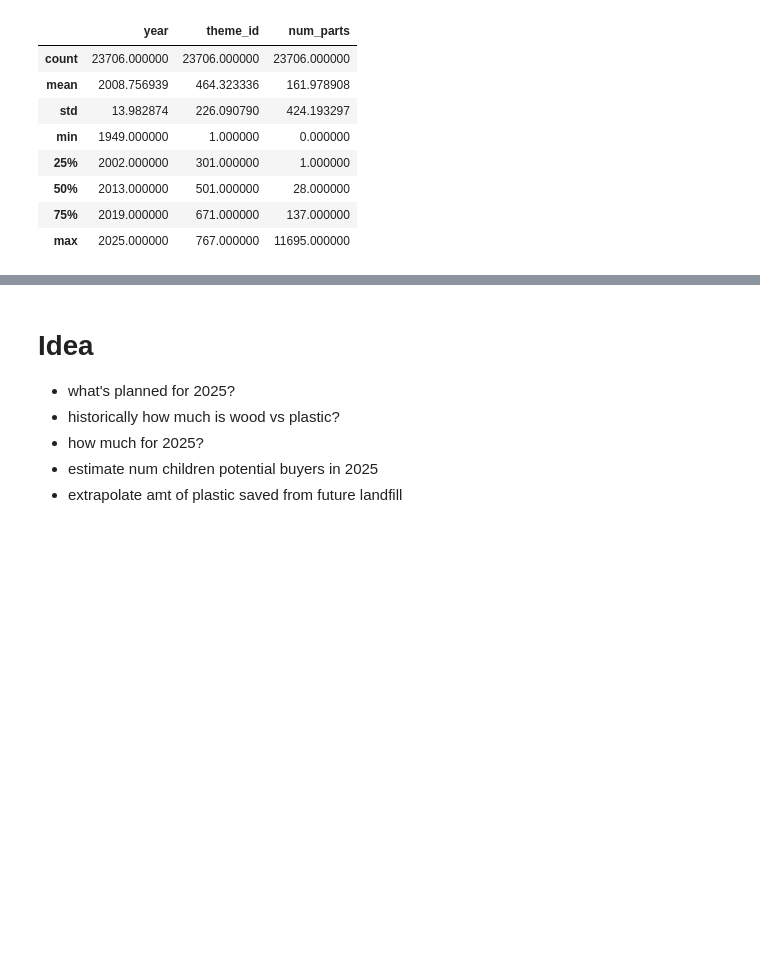
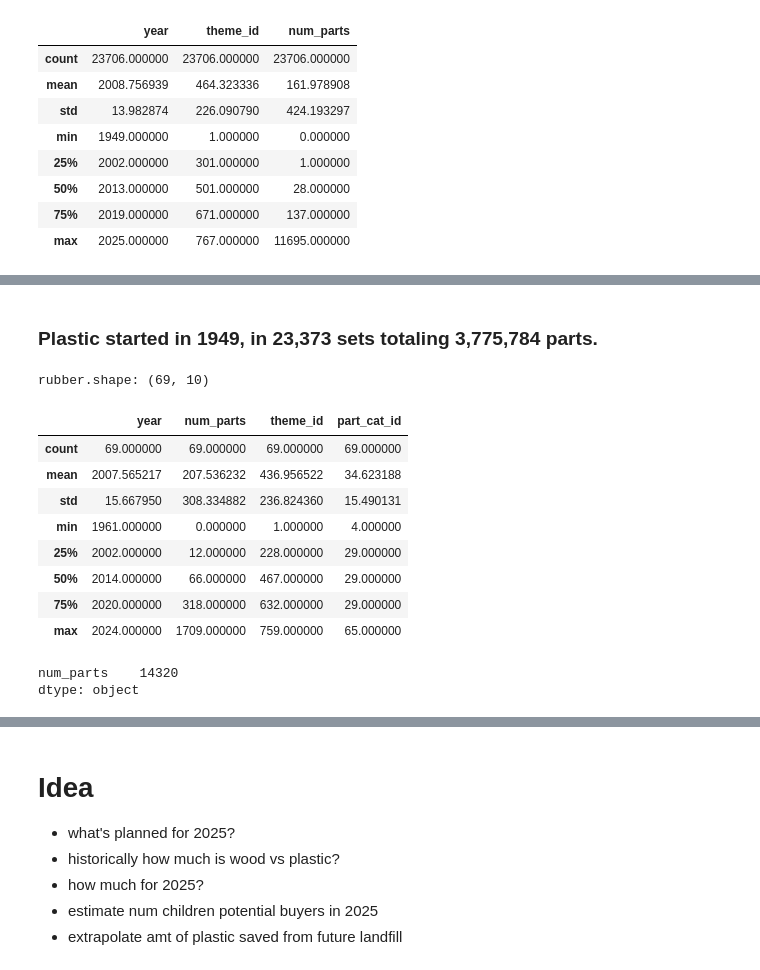
Before and after one commit to slp22/portfolio, a Jupyter notebook: lego_eda.ipynb, the cells around one changed output, grey strips where cells are left out. Saved outputs shown, nothing was run; the diff lists cells and outputs as text; code cells hidden in the pictures; blank space fills up the shorter version.

```diff
--- a/lego_eda.ipynb
+++ b/lego_eda.ipynb
@@ -232,0 +228,25 @@ early_sets
+# %% [markdown]
+### Plastic started in 1949, in 23,373 sets totaling 3,775,784 parts.
+# %%
+# rubber
+
+rubber = sets_parts.loc[sets_parts['part_material'].str.contains('Rubber')]
+print('rubber.shape:', rubber.shape)
+rubber.describe()
+# %% [output]
+rubber.shape: (69, 10)
+|  | year | num_parts | theme_id | part_cat_id |
+| count | 69.000000 | 69.000000 | 69.000000 | 69.000000 |
+| mean | 2007.565217 | 207.536232 | 436.956522 | 34.623188 |
+| std | 15.667950 | 308.334882 | 236.824360 | 15.490131 |
+| min | 1961.000000 | 0.000000 | 1.000000 | 4.000000 |
+| 25% | 2002.000000 | 12.000000 | 228.000000 | 29.000000 |
+| 50% | 2014.000000 | 66.000000 | 467.000000 | 29.000000 |
+| 75% | 2020.000000 | 318.000000 | 632.000000 | 29.000000 |
+| max | 2024.000000 | 1709.000000 | 759.000000 | 65.000000 |
+# %%
+rubber_sum = rubber.sum(axis=0)
+rubber_sum[5:6]
+# %% [output]
+num_parts    14320
+dtype: object
```
Also changed, not shown: parts of 38 cells of this notebook.
